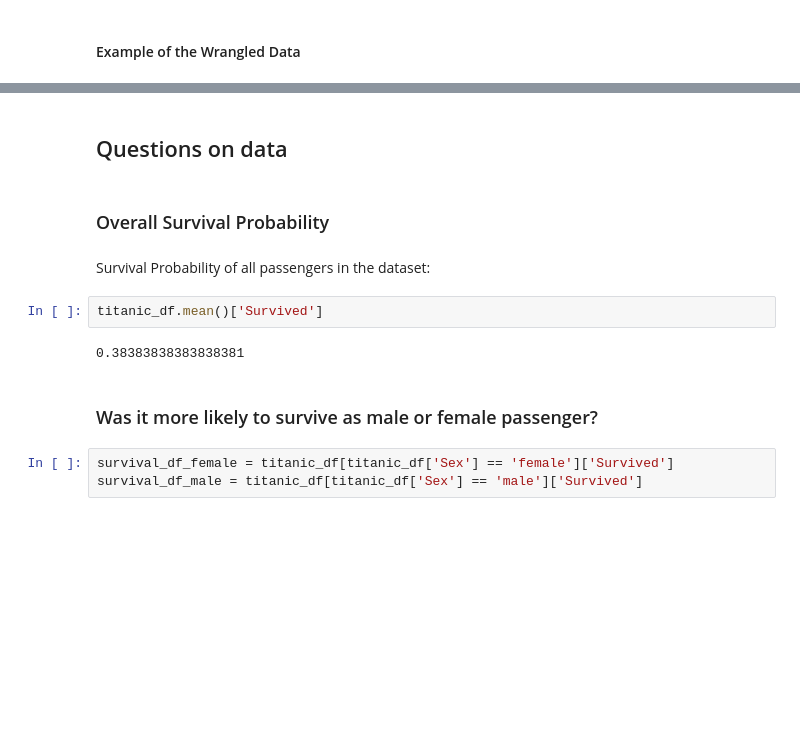
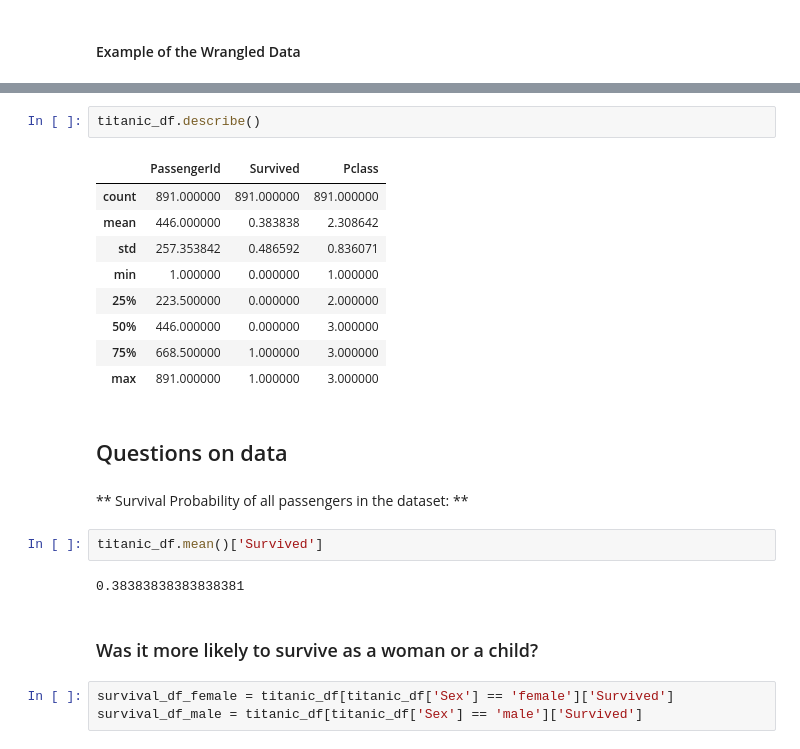
Before and after one commit to jenslaufer/data-analyst-nanodegree, a Jupyter notebook: p2/Assignment/Titanic Data.ipynb, the cells around one changed output, grey strips where cells are left out. Saved outputs shown, nothing was run; the diff lists cells and outputs as text; blank space fills up the shorter version.

```diff
--- a/p2/Assignment/Titanic Data.ipynb
+++ b/p2/Assignment/Titanic Data.ipynb
@@ -147,15 +162,25 @@ titanic_df.head(10)
+# %%
+titanic_df.describe()
+# %% [output]
+|  | PassengerId | Survived | Pclass |
+| count | 891.000000 | 891.000000 | 891.000000 |
+| mean | 446.000000 | 0.383838 | 2.308642 |
+| std | 257.353842 | 0.486592 | 0.836071 |
+| min | 1.000000 | 0.000000 | 1.000000 |
+| 25% | 223.500000 | 0.000000 | 2.000000 |
+| 50% | 446.000000 | 0.000000 | 3.000000 |
+| 75% | 668.500000 | 1.000000 | 3.000000 |
+| max | 891.000000 | 1.000000 | 3.000000 |
 # %% [markdown]
 ## Questions on data ##
 # %% [markdown]
-### Overall Survival Probability ###
+** Survival Probability of all passengers in the dataset: **
-# %% [markdown]
-Survival Probability of all passengers in the dataset:
 # %%
 titanic_df.mean()['Survived']
 # %% [output]
 0.38383838383838381
 # %% [markdown]
-###  Was it more likely to survive as male or female passenger? ###
+###  Was it more likely to survive as a woman or a child? ###
 # %%
 survival_df_female = titanic_df[titanic_df['Sex'] == 'female']['Survived']
 survival_df_male = titanic_df[titanic_df['Sex'] == 'male']['Survived']
```
Also changed, not shown: parts of 50 cells of this notebook.
